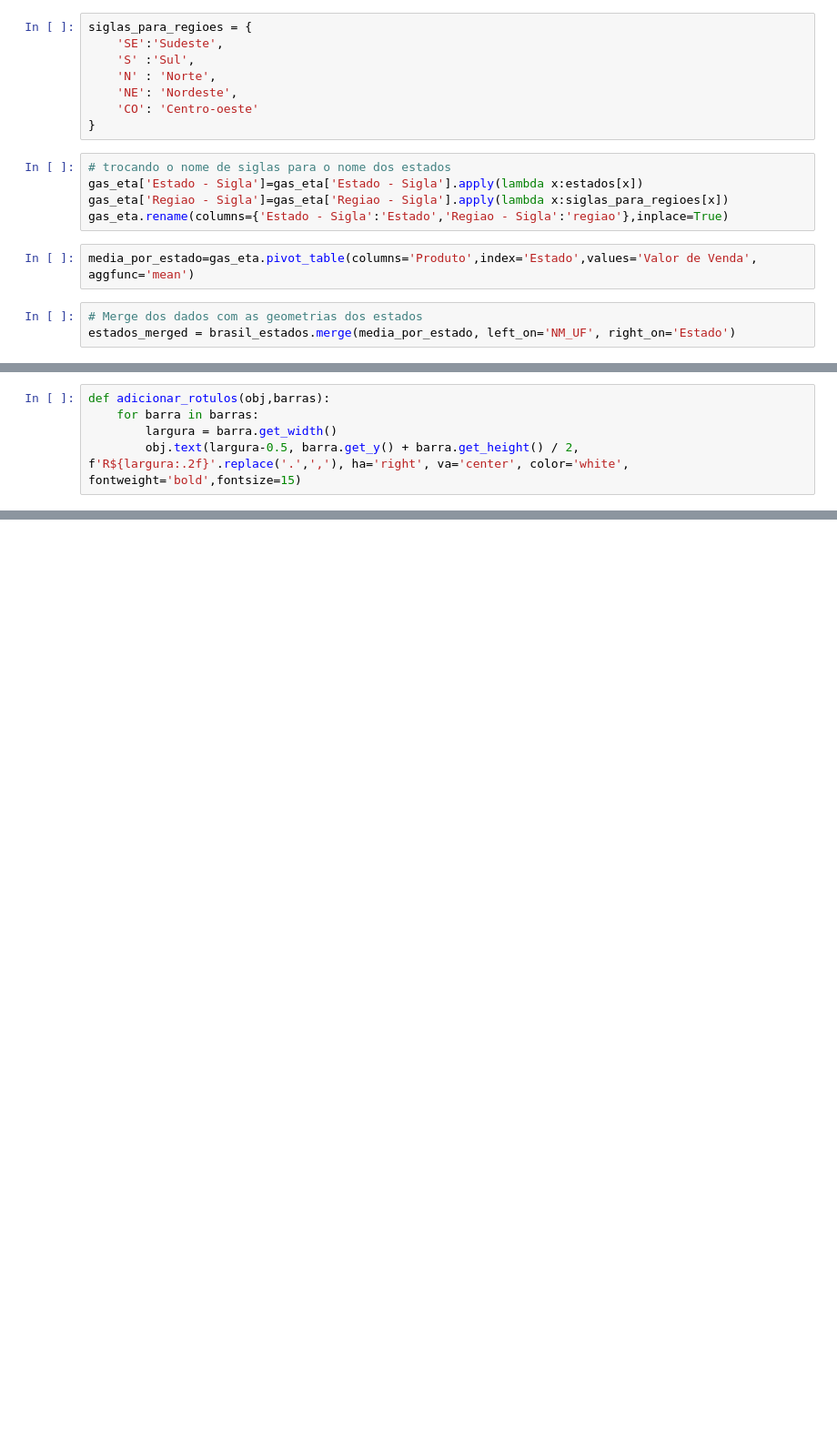
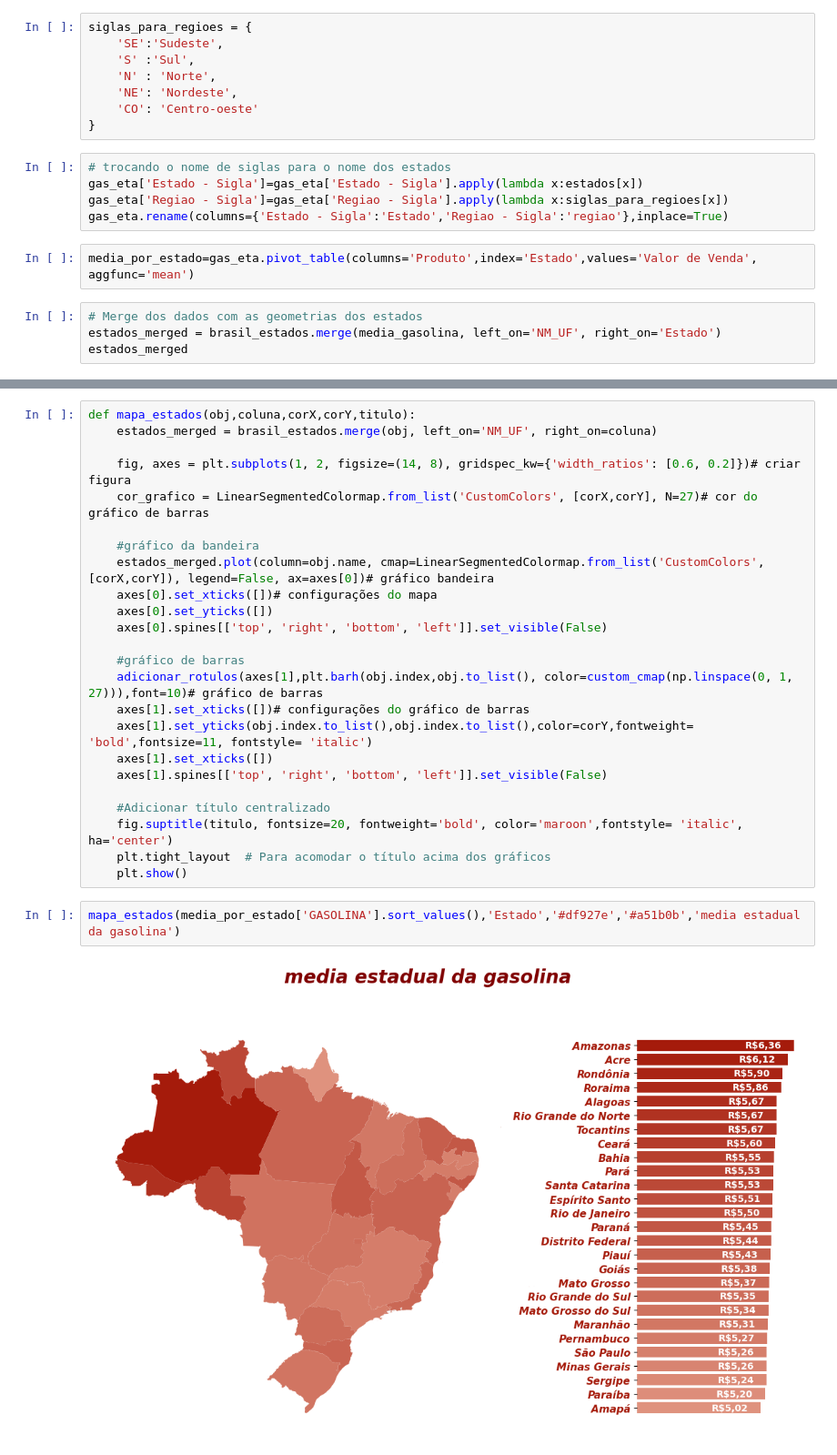
Before and after one commit to davidmidoria/analise_gasolina_etanol, a Jupyter notebook: analise.ipynb, the cells around one changed output, grey strips where cells are left out. Shown at 91% size. Saved outputs shown, nothing was run; the diff lists cells and outputs as text; blank space fills up the shorter version.

Commit message:
adicionar o gráfico do mapa do Brasil
gráfico com o  mapa do Brasil  contendo a media do valor do combustível por estado.

```diff
--- a/analise.ipynb
+++ b/analise.ipynb
@@ -57,4 +58,5 @@ gas_eta.rename(columns={'Estado - Sigla':'Estado','Regiao - Sigla':'regiao'},inp
 media_por_estado=gas_eta.pivot_table(columns='Produto',index='Estado',values='Valor de Venda', aggfunc='mean')
 # %%
 # Merge dos dados com as geometrias dos estados
-estados_merged = brasil_estados.merge(media_por_estado, left_on='NM_UF', right_on='Estado')
+estados_merged = brasil_estados.merge(media_gasolina, left_on='NM_UF', right_on='Estado')
+estados_merged
@@ -68,5 +80,0 @@ axes[0].spines[['top', 'right', 'bottom', 'left']].set_visible(False)
-# %%
-def adicionar_rotulos(obj,barras):
-    for barra in barras:
-        largura = barra.get_width()
-        obj.text(largura-0.5, barra.get_y() + barra.get_height() / 2, f'R${largura:.2f}'.replace('.',','), ha='right', va='center', color='white', fontweight='bold',fontsize=15)
@@ -73,2 +100,30 @@ def adicionar_rotulos(obj,barras):
+# %%
+def mapa_estados(obj,coluna,corX,corY,titulo):
+    estados_merged = brasil_estados.merge(obj, left_on='NM_UF', right_on=coluna)
+
+    fig, axes = plt.subplots(1, 2, figsize=(14, 8), gridspec_kw={'width_ratios': [0.6, 0.2]})# criar figura
+    cor_grafico = LinearSegmentedColormap.from_list('CustomColors', [corX,corY], N=27)# cor do gráfico de barras
+
+    #gráfico da bandeira
+    estados_merged.plot(column=obj.name, cmap=LinearSegmentedColormap.from_list('CustomColors',[corX,corY]), legend=False, ax=axes[0])# gráfico bandeira
+    axes[0].set_xticks([])# configurações do mapa
+    axes[0].set_yticks([])
+    axes[0].spines[['top', 'right', 'bottom', 'left']].set_visible(False)
+
+    #gráfico de barras
+    adicionar_rotulos(axes[1],plt.barh(obj.index,obj.to_list(), color=custom_cmap(np.linspace(0, 1, 27))),font=10)# gráfico de barras
+    axes[1].set_xticks([])# configurações do gráfico de barras
+    axes[1].set_yticks(obj.index.to_list(),obj.index.to_list(),color=corY,fontweight= 'bold',fontsize=11, fontstyle= 'italic')
+    axes[1].set_xticks([])
+    axes[1].spines[['top', 'right', 'bottom', 'left']].set_visible(False)
+
+    #Adicionar título centralizado
+    fig.suptitle(titulo, fontsize=20, fontweight='bold', color='maroon',fontstyle= 'italic', ha='center')
+    plt.tight_layout  # Para acomodar o título acima dos gráficos
+    plt.show()
+# %%
+mapa_estados(media_por_estado['GASOLINA'].sort_values(),'Estado','#df927e','#a51b0b','media estadual da gasolina')
+# %% [output]
+[figure, added]
 # %%
 # Criar uma nova figura para Gasolina Aditivada
```
Also changed, not shown: parts of 8 cells of this notebook, 2 other files.
